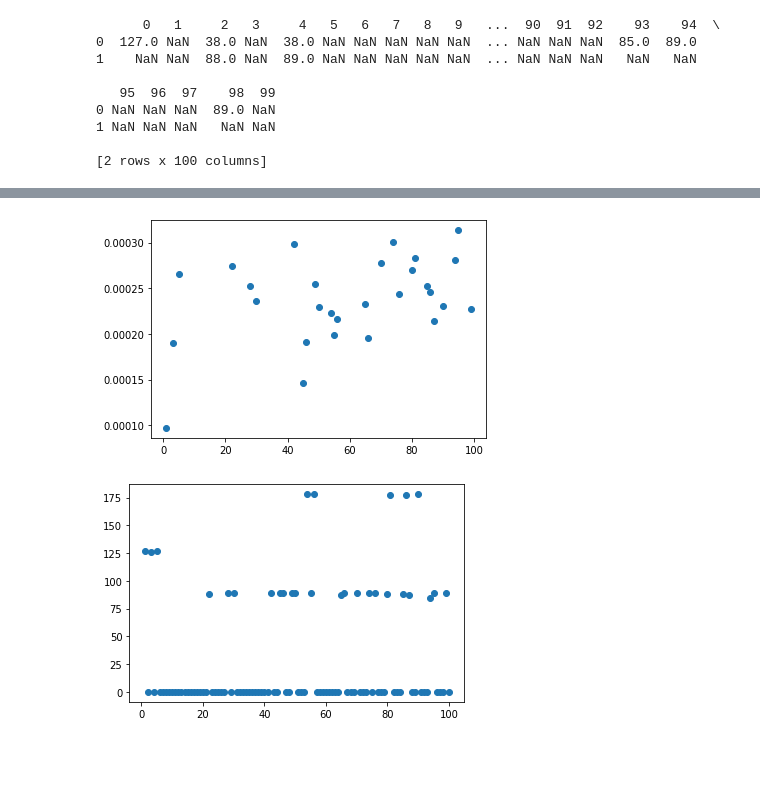
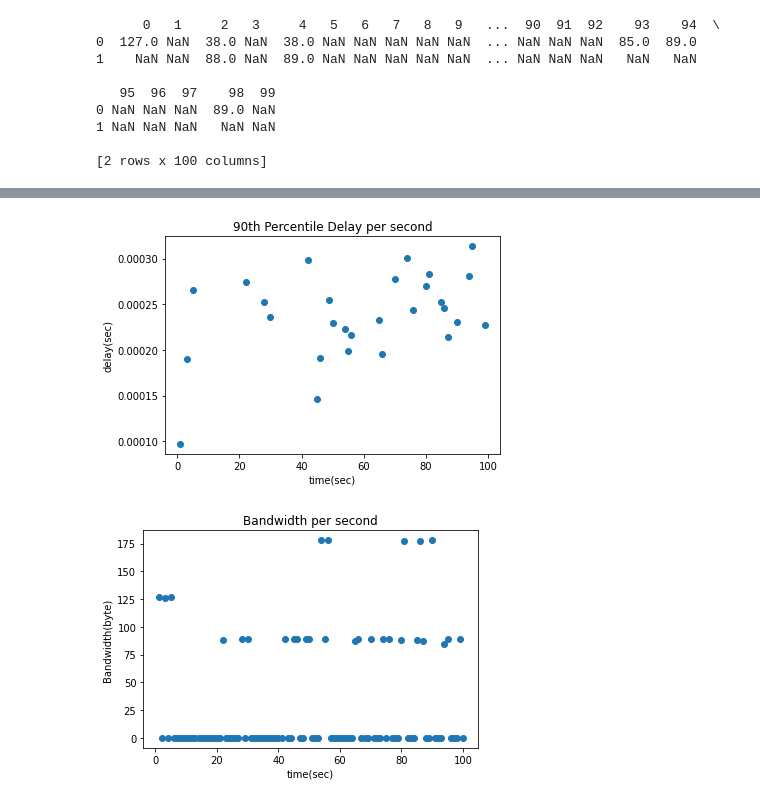
Before and after one commit to yangzho12138/Distributed-System, a Jupyter notebook: mp0/sketch/sketch.ipynb, the cells around one changed output, grey strips where cells are left out. Saved outputs shown, nothing was run; the diff lists cells and outputs as text; code cells hidden in the pictures; blank space fills up the shorter version.

```diff
--- a/mp0/sketch/sketch.ipynb
+++ b/mp0/sketch/sketch.ipynb
@@ -86,14 +95,20 @@ plt.show()
 # %%
 # sketch for 90th percentile delay
-quantile_delays = delays_form.quantile(0.9)
-plt.scatter(timeRange, quantile_delays)
+percentile_delays = delays_form.quantile(0.9)
+plt.scatter(timeRange, percentile_delays)
+plt.title("90th Percentile Delay per second")
+plt.xlabel("time(sec)")
+plt.ylabel("delay(sec)")
 plt.show()
 # %% [output]
-[figure, old version]
+[figure, new version]
 # %%
 # sketch for bandwidth
 bandwidth = bandwidths_form.sum()
 plt.scatter(timeRange, bandwidth)
+plt.title("Bandwidth per second")
+plt.xlabel("time(sec)")
+plt.ylabel("Bandwidth(byte)")
 plt.show()
 # %% [output]
-[figure, old version]
+[figure, new version]
```
Also changed, not shown: parts of 3 cells of this notebook, 1 other file.
